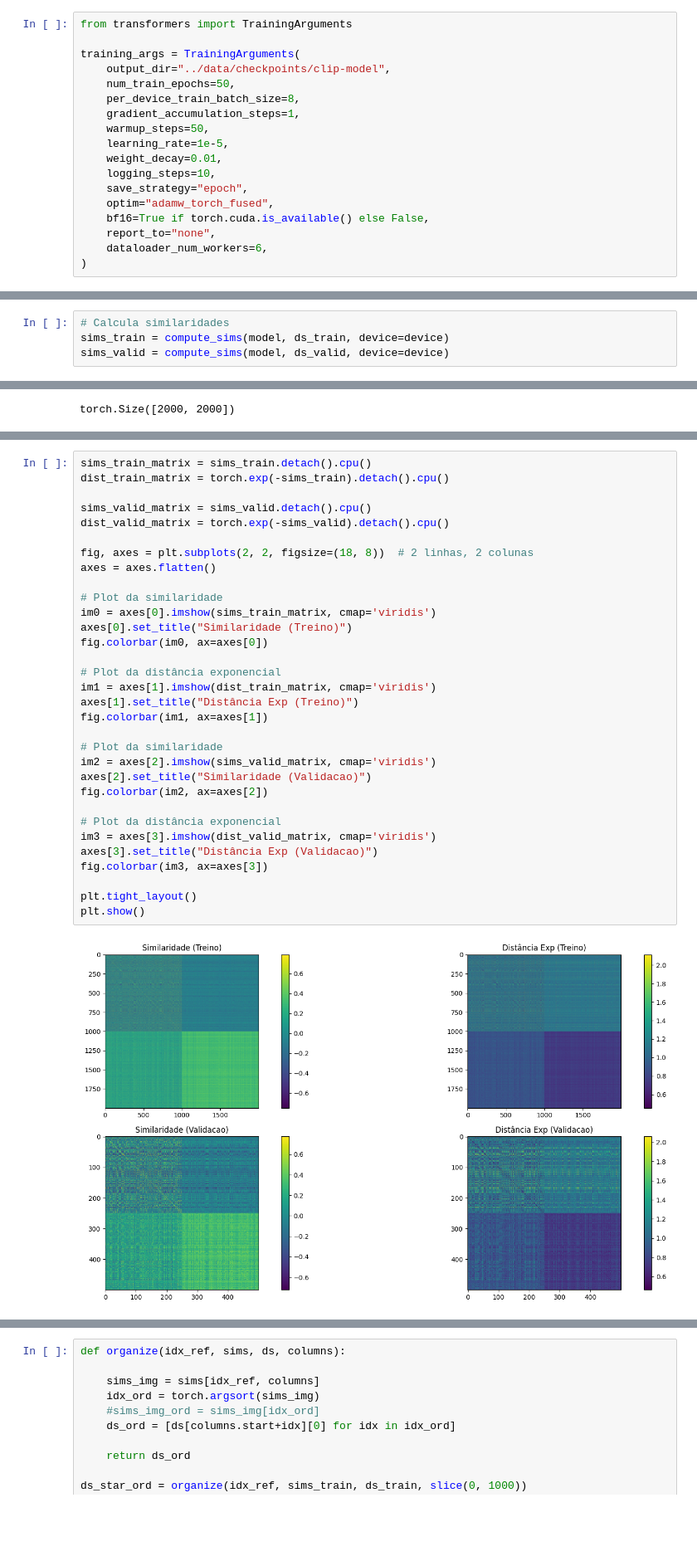
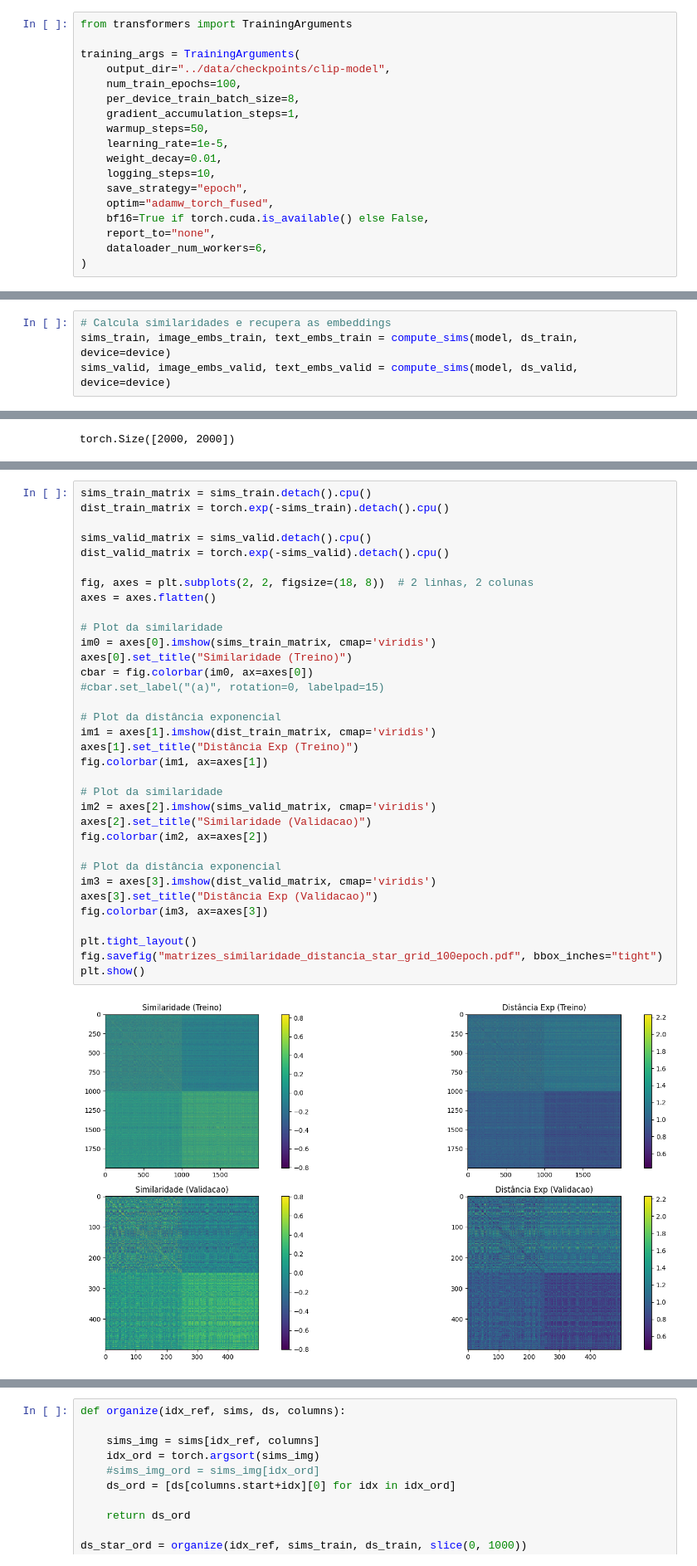
Before and after one commit to Krayth/TCC-graphs-CLIP-test2, a Jupyter notebook: Treinamento-Star-Grid.ipynb, the cells around one changed output, grey strips where cells are left out. Shown at 83% size. Drawn from its saved outputs; the diff is of its cells as text; blank space fills up the shorter version.

```diff
--- a/Treinamento-Star-Grid.ipynb
+++ b/Treinamento-Star-Grid.ipynb
@@ -14,7 +17,7 @@ from transformers import TrainingArguments
 
 training_args = TrainingArguments(
     output_dir="../data/checkpoints/clip-model",
-    num_train_epochs=50,
+    num_train_epochs=100,
     per_device_train_batch_size=8,
     gradient_accumulation_steps=1,
     warmup_steps=50,
@@ -201,4 +411,4 @@ len(ds_train)
 # %%
-# Calcula similaridades
-sims_train = compute_sims(model, ds_train, device=device)
-sims_valid = compute_sims(model, ds_valid, device=device)
+# Calcula similaridades e recupera as embeddings
+sims_train, image_embs_train, text_embs_train = compute_sims(model, ds_train, device=device)
+sims_valid, image_embs_valid, text_embs_valid = compute_sims(model, ds_valid, device=device)
@@ -276,32 +600,34 @@ sims_train_matrix = sims_train.detach().cpu()
 dist_train_matrix = torch.exp(-sims_train).detach().cpu()
 
 sims_valid_matrix = sims_valid.detach().cpu()
 dist_valid_matrix = torch.exp(-sims_valid).detach().cpu()
 
 fig, axes = plt.subplots(2, 2, figsize=(18, 8))  # 2 linhas, 2 colunas
 axes = axes.flatten()
 
 # Plot da similaridade
 im0 = axes[0].imshow(sims_train_matrix, cmap='viridis')
 axes[0].set_title("Similaridade (Treino)")
-fig.colorbar(im0, ax=axes[0])
+cbar = fig.colorbar(im0, ax=axes[0])
+#cbar.set_label("(a)", rotation=0, labelpad=15)
 
 # Plot da distância exponencial
 im1 = axes[1].imshow(dist_train_matrix, cmap='viridis')
 axes[1].set_title("Distância Exp (Treino)")
 fig.colorbar(im1, ax=axes[1])
 
 # Plot da similaridade
 im2 = axes[2].imshow(sims_valid_matrix, cmap='viridis')
 axes[2].set_title("Similaridade (Validacao)")
 fig.colorbar(im2, ax=axes[2])
 
 # Plot da distância exponencial
 im3 = axes[3].imshow(dist_valid_matrix, cmap='viridis')
 axes[3].set_title("Distância Exp (Validacao)")
 fig.colorbar(im3, ax=axes[3])
 
 plt.tight_layout()
+fig.savefig("matrizes_similaridade_distancia_star_grid_100epoch.pdf", bbox_inches="tight")
 plt.show()
 # %% [output]
-[figure, old version]
+[figure, new version]
```
Also changed, not shown: parts of 31 cells of this notebook, 2 other files.
